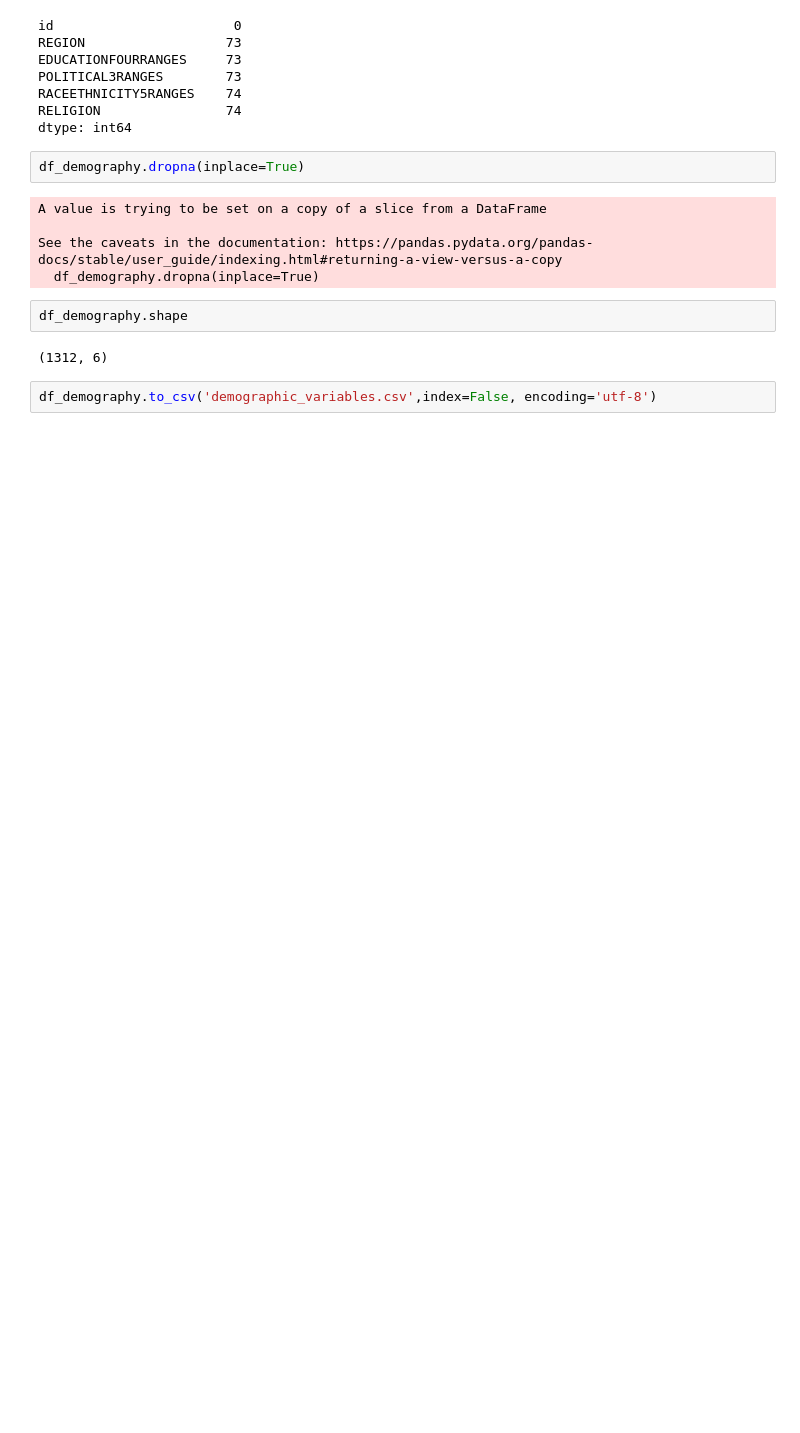
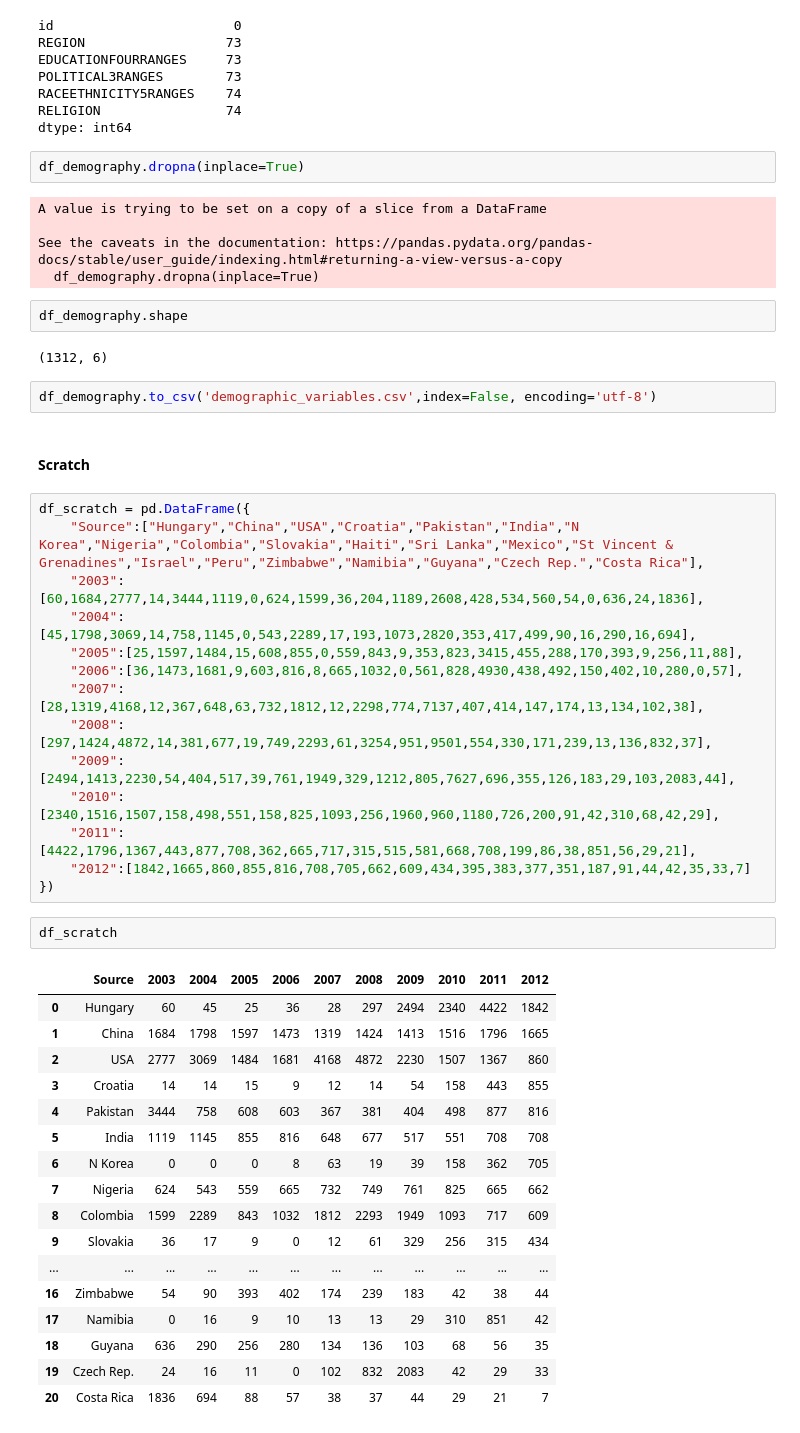
Before and after one commit to krips2398/vegan-planet, a Jupyter notebook: data_transformation/data_transformation_3.ipynb, the cells around one changed output. Saved outputs shown, nothing was run; the diff lists cells and outputs as text; blank space fills up the shorter version.

```diff
--- a/data_transformation/data_transformation_3.ipynb
+++ b/data_transformation/data_transformation_3.ipynb
@@ -590,3 +688,39 @@ df_demography.shape
 (1312, 6)
 # %%
 df_demography.to_csv('demographic_variables.csv',index=False, encoding='utf-8')
+# %% [markdown]
+#### Scratch
+# %%
+df_scratch = pd.DataFrame({
+    "Source":["Hungary","China","USA","Croatia","Pakistan","India","N Korea","Nigeria","Colombia","Slovakia","Haiti","Sri Lanka","Mexico","St Vincent & Grenadines","Israel","Peru","Zimbabwe","Namibia","Guyana","Czech Rep.","Costa Rica"],
+    "2003":[60,1684,2777,14,3444,1119,0,624,1599,36,204,1189,2608,428,534,560,54,0,636,24,1836],
+    "2004":[45,1798,3069,14,758,1145,0,543,2289,17,193,1073,2820,353,417,499,90,16,290,16,694],
+    "2005":[25,1597,1484,15,608,855,0,559,843,9,353,823,3415,455,288,170,393,9,256,11,88],
+    "2006":[36,1473,1681,9,603,816,8,665,1032,0,561,828,4930,438,492,150,402,10,280,0,57],
+    "2007":[28,1319,4168,12,367,648,63,732,1812,12,2298,774,7137,407,414,147,174,13,134,102,38],
+    "2008":[297,1424,4872,14,381,677,19,749,2293,61,3254,951,9501,554,330,171,239,13,136,832,37],
+    "2009":[2494,1413,2230,54,404,517,39,761,1949,329,1212,805,7627,696,355,126,183,29,103,2083,44],
+    "2010":[2340,1516,1507,158,498,551,158,825,1093,256,1960,960,1180,726,200,91,42,310,68,42,29],
+    "2011":[4422,1796,1367,443,877,708,362,665,717,315,515,581,668,708,199,86,38,851,56,29,21],
+    "2012":[1842,1665,860,855,816,708,705,662,609,434,395,383,377,351,187,91,44,42,35,33,7]
+})
+# %%
+df_scratch
+# %% [output]
+|  | Source | 2003 | 2004 | 2005 | 2006 | 2007 | 2008 | 2009 | 2010 | 2011 | 2012 |
+| 0 | Hungary | 60 | 45 | 25 | 36 | 28 | 297 | 2494 | 2340 | 4422 | 1842 |
+| 1 | China | 1684 | 1798 | 1597 | 1473 | 1319 | 1424 | 1413 | 1516 | 1796 | 1665 |
+| 2 | USA | 2777 | 3069 | 1484 | 1681 | 4168 | 4872 | 2230 | 1507 | 1367 | 860 |
+| 3 | Croatia | 14 | 14 | 15 | 9 | 12 | 14 | 54 | 158 | 443 | 855 |
+| 4 | Pakistan | 3444 | 758 | 608 | 603 | 367 | 381 | 404 | 498 | 877 | 816 |
+| 5 | India | 1119 | 1145 | 855 | 816 | 648 | 677 | 517 | 551 | 708 | 708 |
+| 6 | N Korea | 0 | 0 | 0 | 8 | 63 | 19 | 39 | 158 | 362 | 705 |
+| 7 | Nigeria | 624 | 543 | 559 | 665 | 732 | 749 | 761 | 825 | 665 | 662 |
+| 8 | Colombia | 1599 | 2289 | 843 | 1032 | 1812 | 2293 | 1949 | 1093 | 717 | 609 |
+| 9 | Slovakia | 36 | 17 | 9 | 0 | 12 | 61 | 329 | 256 | 315 | 434 |
+| ... | ... | ... | ... | ... | ... | ... | ... | ... | ... | ... | ... |
+| 16 | Zimbabwe | 54 | 90 | 393 | 402 | 174 | 239 | 183 | 42 | 38 | 44 |
+| 17 | Namibia | 0 | 16 | 9 | 10 | 13 | 13 | 29 | 310 | 851 | 42 |
+| 18 | Guyana | 636 | 290 | 256 | 280 | 134 | 136 | 103 | 68 | 56 | 35 |
+| 19 | Czech Rep. | 24 | 16 | 11 | 0 | 102 | 832 | 2083 | 42 | 29 | 33 |
+| 20 | Costa Rica | 1836 | 694 | 88 | 57 | 38 | 37 | 44 | 29 | 21 | 7 |
```
Also changed, not shown: parts of 27 cells of this notebook, 3 other files.
